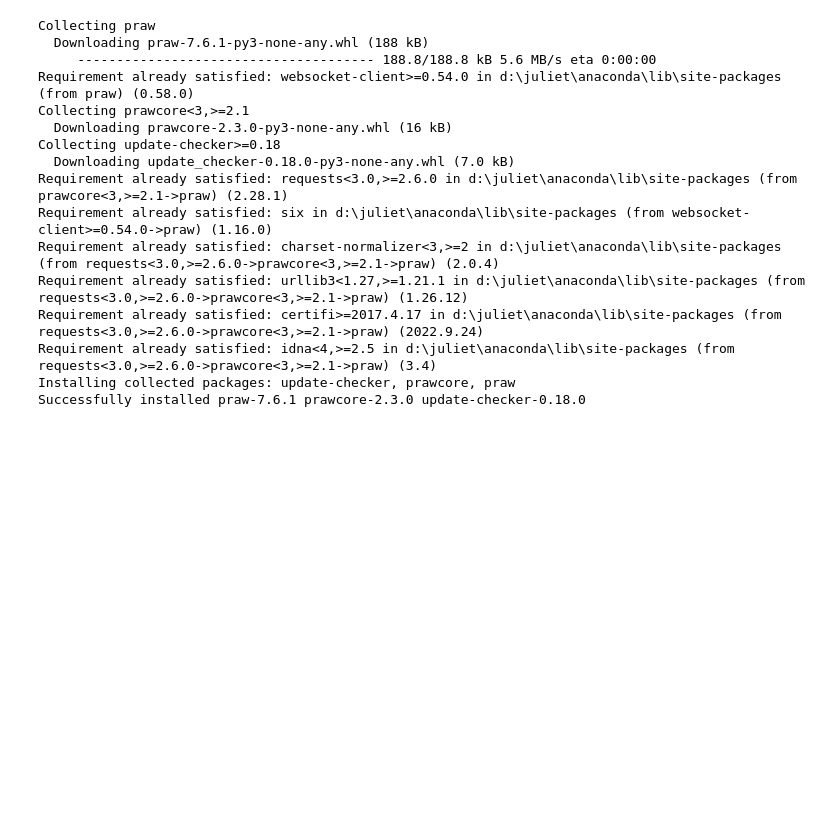
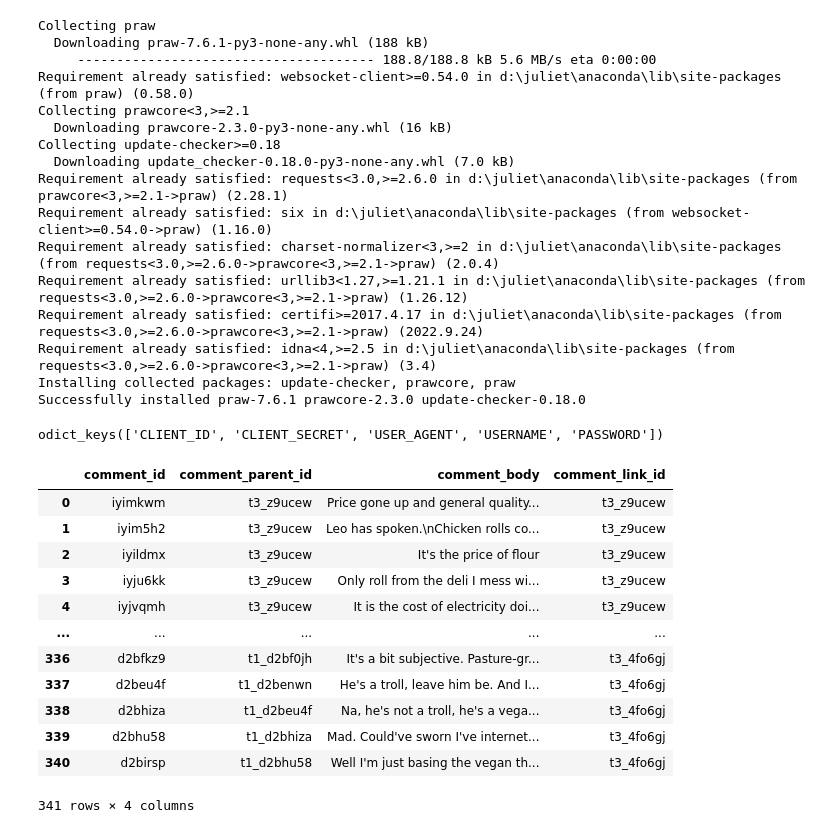
Before and after one commit to Juliet-Blue/sba22307-CA2, a Jupyter notebook: CA2-sentiment analysis.ipynb, the cells around one changed output. Cells and saved outputs as stored; diff of their text form; code cells hidden in the pictures; blank space fills up the shorter version.

```diff
--- a/CA2-sentiment analysis.ipynb
+++ b/CA2-sentiment analysis.ipynb
@@ -148,0 +155,4 @@ Successfully installed praw-7.6.1 prawcore-2.3.0 update-checker-0.18.0
+# %%
+config.keys()
+# %% [output]
+odict_keys(['CLIENT_ID', 'CLIENT_SECRET', 'USER_AGENT', 'USERNAME', 'PASSWORD'])
@@ -148,0 +225,16 @@ Successfully installed praw-7.6.1 prawcore-2.3.0 update-checker-0.18.0
+# %%
+post_comments
+# %% [output]
+|  | comment_id | comment_parent_id | comment_body | comment_link_id |
+| 0 | iyimkwm | t3_z9ucew | Price gone up and general quality... | t3_z9ucew |
+| 1 | iyim5h2 | t3_z9ucew | Leo has spoken.\nChicken rolls co... | t3_z9ucew |
+| 2 | iyildmx | t3_z9ucew | It's the price of flour | t3_z9ucew |
+| 3 | iyju6kk | t3_z9ucew | Only roll from the deli I mess wi... | t3_z9ucew |
+| 4 | iyjvqmh | t3_z9ucew | It is the cost of electricity doi... | t3_z9ucew |
+| ... | ... | ... | ... | ... |
+| 336 | d2bfkz9 | t1_d2bf0jh | It's a bit subjective. Pasture-gr... | t3_4fo6gj |
+| 337 | d2beu4f | t1_d2benwn | He's a troll, leave him be. And I... | t3_4fo6gj |
+| 338 | d2bhiza | t1_d2beu4f | Na, he's not a troll, he's a vega... | t3_4fo6gj |
+| 339 | d2bhu58 | t1_d2bhiza | Mad. Could've sworn I've internet... | t3_4fo6gj |
+| 340 | d2birsp | t1_d2bhu58 | Well I'm just basing the vegan th... | t3_4fo6gj |
+341 rows × 4 columns
```
Also changed, not shown: parts of 5 cells of this notebook.
